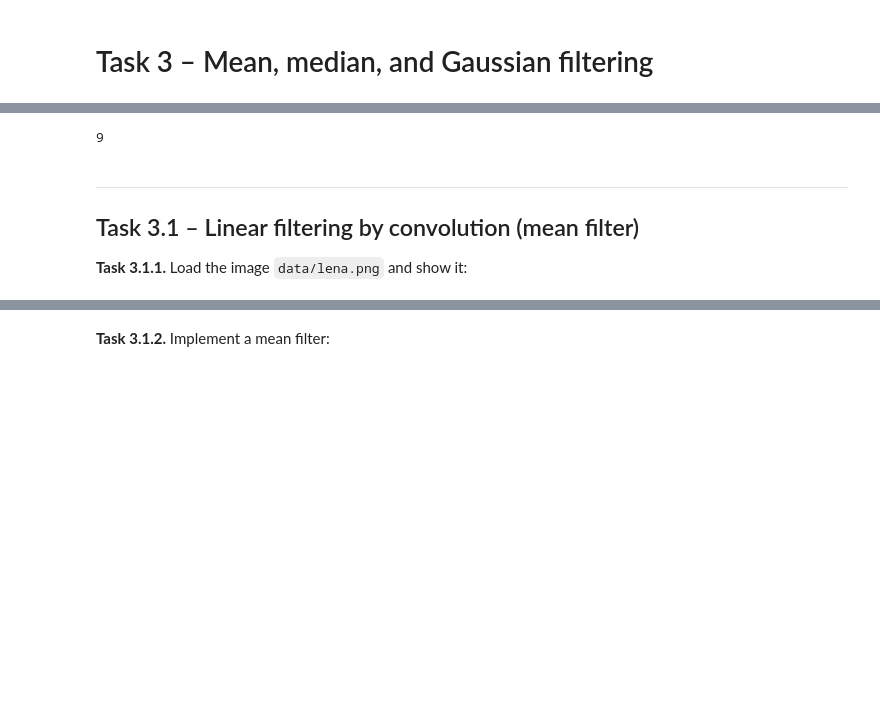
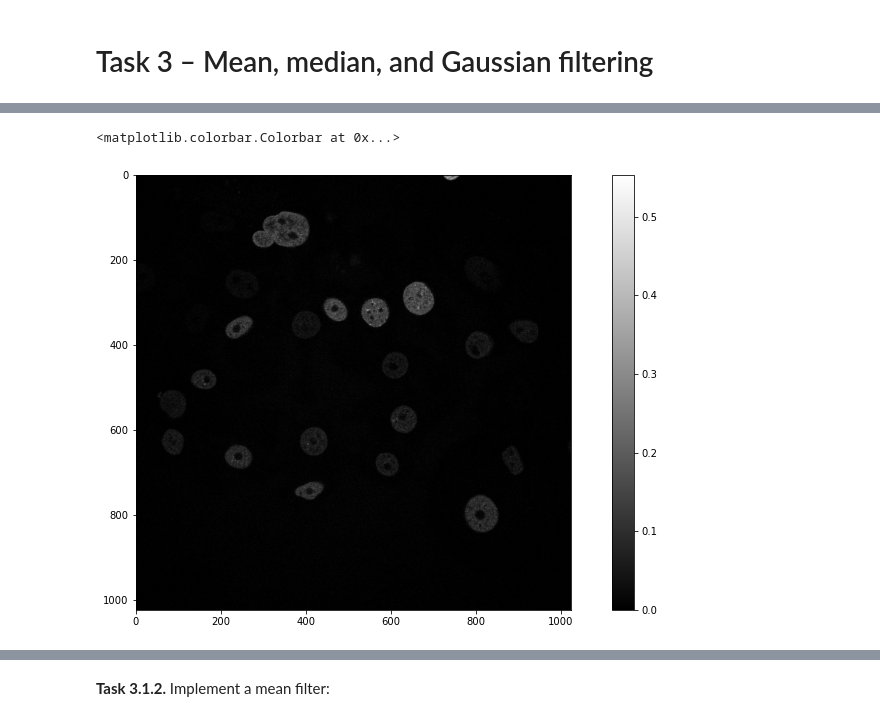
Before and after one commit to datascience-mobi-2023/topic01_team03, a Jupyter notebook: task3.ipynb, the cells around one changed output, grey strips where cells are left out. Saved outputs shown, nothing was run; the diff lists cells and outputs as text; code cells hidden in the pictures; blank space fills up the shorter version.

```diff
--- a/task3.ipynb
+++ b/task3.ipynb
@@ -9,15 +9,2 @@ Using matplotlib backend: MacOSX
 %pylab is deprecated, use %matplotlib inline and import the required libraries.
 Populating the interactive namespace from numpy and matplotlib
-# %%
-s=0
-for x in range(1,10):
-    s =+ x
-print(s)
-# %% [output]
-9
-# %% [markdown]
----
-
-## Task 3.1 – Linear filtering by convolution (mean filter)
-
-**Task 3.1.1.** Load the image `data/lena.png` and show it:
@@ -23,0 +13,9 @@ print(s)
+# %%
+#datensatz 1 Bild 1 Darstellung
+img = imread('BioInfo_Projekt/t01.png')
+figure(figsize(15,8))
+imshow( img,'gray' )
+colorbar()
+# %% [output]
+<matplotlib.colorbar.Colorbar at 0x...>
+[figure, added]
```
Also changed, not shown: parts of 15 cells of this notebook.
